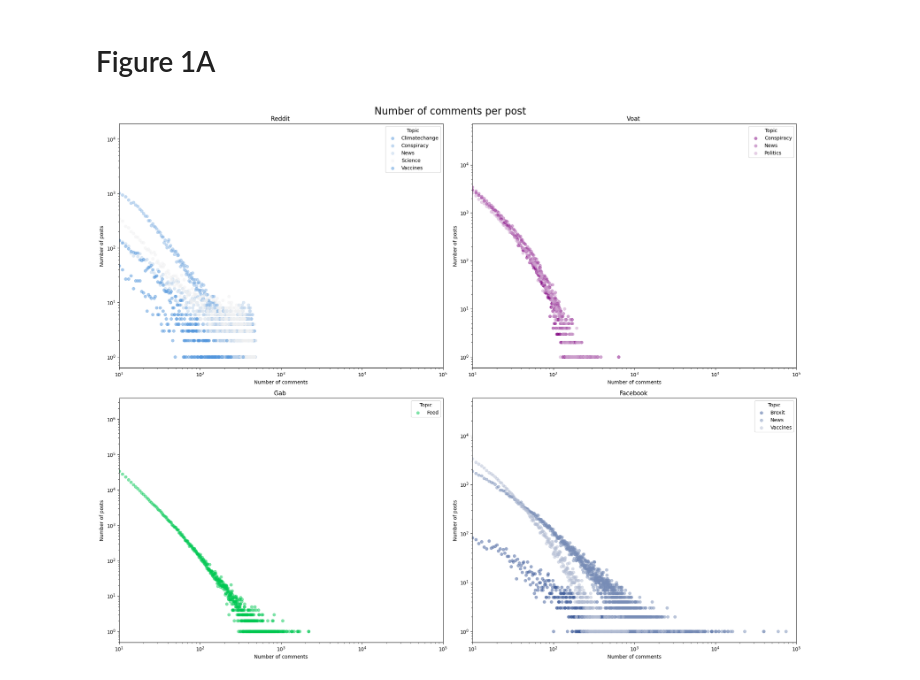
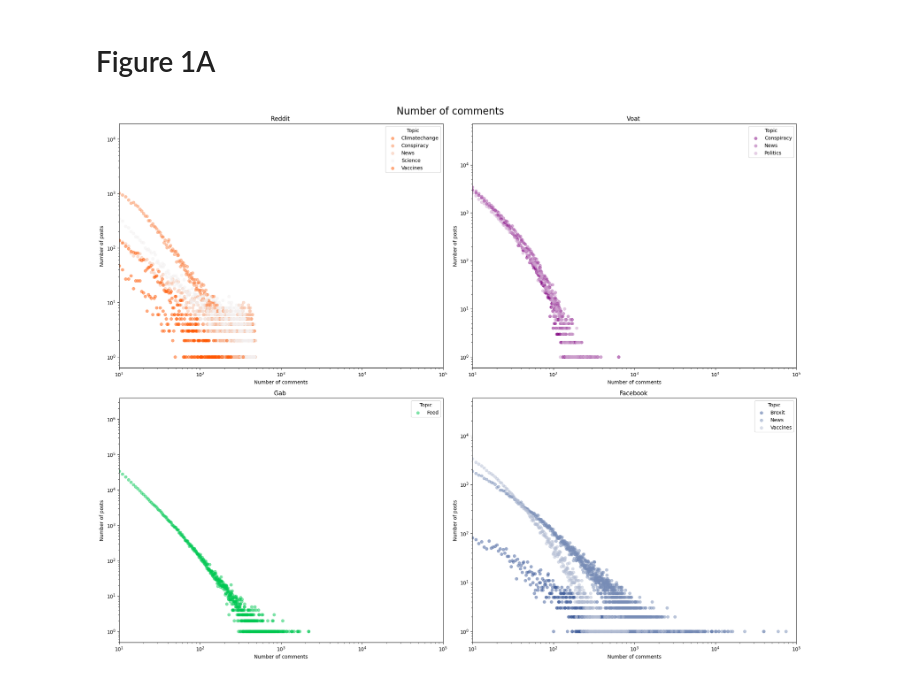
Before and after one commit to jacoponudo/Conversation_dynamics, a Jupyter notebook: src/EDA/EDA_draw/plot_number_of_comments.ipynb, the cells around one changed output. Saved outputs shown, nothing was run; the diff lists cells and outputs as text; code cells hidden in the pictures.

```diff
--- a/src/EDA/EDA_draw/plot_number_of_comments.ipynb
+++ b/src/EDA/EDA_draw/plot_number_of_comments.ipynb
@@ -401,7 +401,7 @@ fig, axes = plt.subplots(2, 2, figsize=(20, 16))
 
 # Define the palette with different intensities for each social media platform and each topic
 palette = {
-    'Reddit': sns.light_palette('#5296dd', n_colors=4, reverse=True),
+    'Reddit': sns.light_palette('#FF5700', n_colors=4, reverse=True),
     'Voat': sns.light_palette( '#800080', n_colors=4, reverse=True),
     'Gab': sns.light_palette('#00c853', n_colors=1, reverse=True),
     'Facebook': sns.light_palette('#3b5998', n_colors=4, reverse=True)
@@ -413,32 +413,32 @@ for ax, (name, data) in zip(axes.flatten(), datasets.items()):
     conversation_size = data.groupby(['topic', 'post_id'])['comment_id'].count().reset_index()
     conversation_size.columns = ['topic', 'post_id', 'comment_count']
 
     # Count how many posts have a certain number of comments for each topic
     post_count = conversation_size.groupby(['topic', 'comment_count']).size().reset_index(name='post_count')
 
     # Get unique topics
     topics = post_count['topic'].unique()
 
     # Draw scatter plot for each topic
     for i, topic in enumerate(topics):
         topic_data = post_count[post_count['topic'] == topic]
         sns.scatterplot(data=topic_data, x='comment_count', y='post_count', alpha=0.5, label=topic, color=palette[name][i % len(palette[name])], edgecolor=None, ax=ax)
 
     ax.set_xscale('log')
     ax.set_yscale('log')
     ax.set_title(f'{name} ')
     ax.set_xlabel('Number of comments')
     ax.set_ylabel('Number of posts')
     ax.grid(False)
     ax.legend(title='Topic')
 
     # Set the x-axis limit to 10^6
     ax.set_xlim(10, 10**5)  # This sets the limit from 10 to 1,000,000
 
 # Add a big title above all subplots
-fig.suptitle('Number of comments per post', fontsize=20)
+fig.suptitle('Number of comments', fontsize=20)
 
 plt.tight_layout()
 plt.show()
 # %% [output]
-[figure, old version]
+[figure, new version]
```
Also changed, not shown: parts of 1 cell of this notebook.
